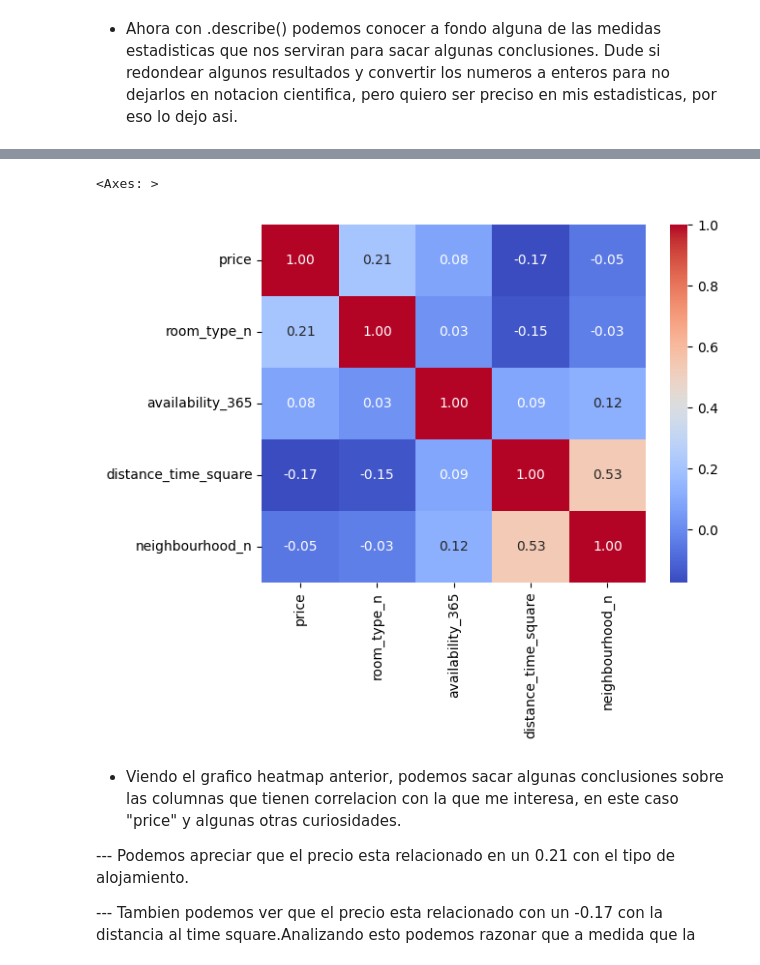
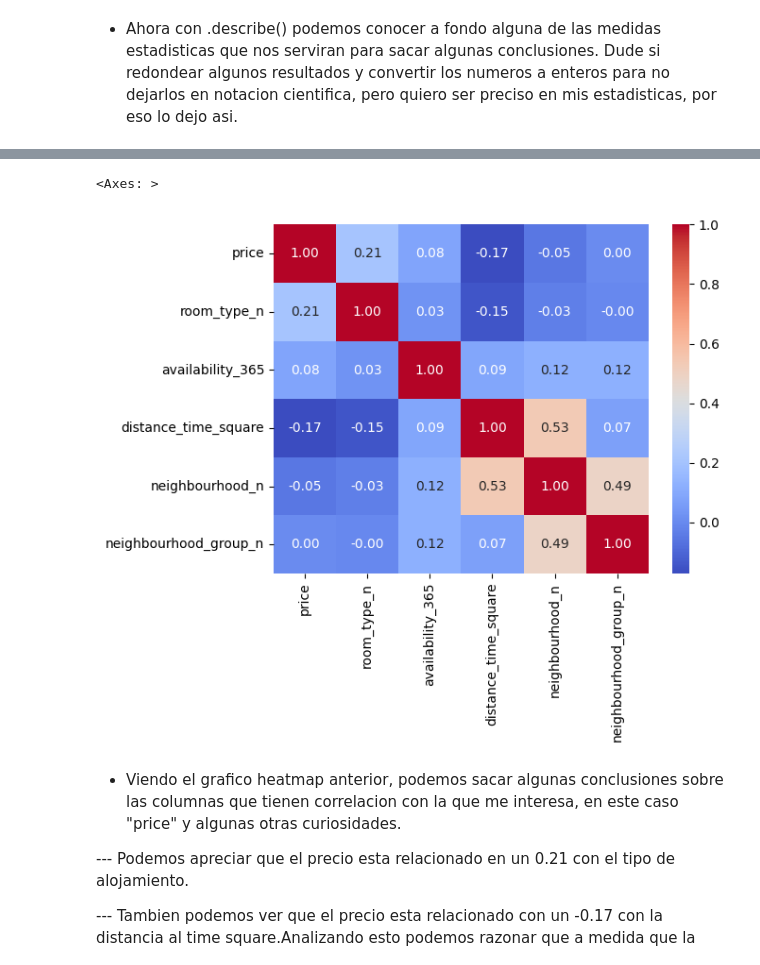
Before and after one commit to 4GeeksAcademy/Emiliano0041-IntroML, a Jupyter notebook: src/eda-airbnd-ny.ipynb, the cells around one changed output, grey strips where cells are left out. Drawn from its saved outputs; the diff is of its cells as text; code cells hidden in the pictures.

```diff
--- a/src/eda-airbnd-ny.ipynb
+++ b/src/eda-airbnd-ny.ipynb
@@ -129,11 +130,11 @@ df.describe().T
 | neighbourhood_n | 48884.0 | 2.988953e+01 | 3.467386e+01 | 0.000000 | 8.000000e+00 | 1.900000e+01 | 3.700000e+01 | 2.200000e+02 |
 | room_type_n | 48884.0 | 5.671181e-01 | 5.411826e-01 | 0.000000 | 0.000000e+00 | 1.000000e+00 | 1.000000e+00 | 2.000000e+00 |
 # %%
-sns.heatmap(df[["price", "room_type_n", "availability_365", "distance_time_square", "neighbourhood_n"]].corr(),
+sns.heatmap(df[["price", "room_type_n", "availability_365", "distance_time_square", "neighbourhood_n", "neighbourhood_group_n"]].corr(),
             annot=True, fmt=".2f", cmap="coolwarm")
 # %% [output]
 <Axes: >
-[figure, old version]
+[figure, new version]
 # %% [markdown]
 - Viendo el grafico heatmap anterior, podemos sacar algunas conclusiones sobre las columnas que tienen correlacion con la que me interesa, en este caso "price" y algunas otras curiosidades.
 
```
Also changed, not shown: parts of 6 cells of this notebook.
